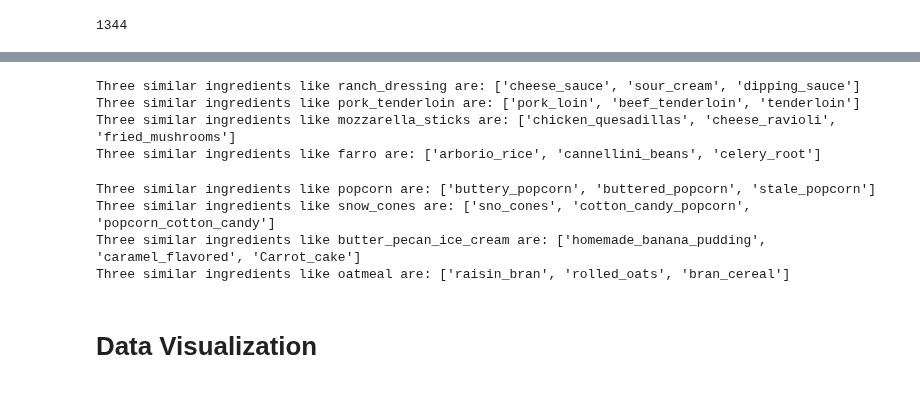
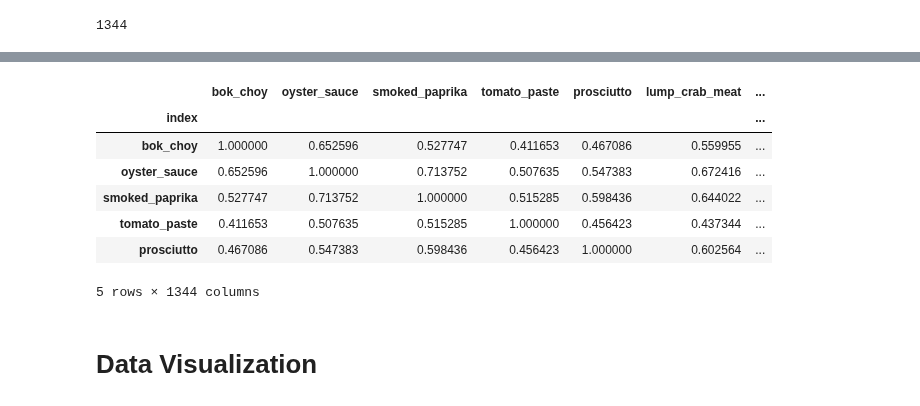
Before and after one commit to eunchanity/davids_repo, a Jupyter notebook: projects/project4_chopped/notebooks/project4_chopped.ipynb, the cells around one changed output, grey strips where cells are left out. Saved outputs shown, nothing was run; the diff lists cells and outputs as text; code cells hidden in the pictures.

```diff
--- a/projects/project4_chopped/notebooks/project4_chopped.ipynb
+++ b/projects/project4_chopped/notebooks/project4_chopped.ipynb
@@ -402,20 +365,0 @@ Three similar ingredients like banana_peppers are: ['green_peppers', 'cherry_pep
-# %%
-#entree example recommendations per random ingredient
-ent_sample = [
-    'ranch_dressing', 'pork_tenderloin', 'mozzarella_sticks', 'farro'
-]
-recommender(ent_sample)
-# %% [output]
-Three similar ingredients like ranch_dressing are: ['cheese_sauce', 'sour_cream', 'dipping_sauce']
-Three similar ingredients like pork_tenderloin are: ['pork_loin', 'beef_tenderloin', 'tenderloin']
-Three similar ingredients like mozzarella_sticks are: ['chicken_quesadillas', 'cheese_ravioli', 'fried_mushrooms']
-Three similar ingredients like farro are: ['arborio_rice', 'cannellini_beans', 'celery_root']
-# %%
-#dessert example recommendations per random ingredient
-des_sample = ['popcorn', 'snow_cones', 'butter_pecan_ice_cream', 'oatmeal']
-recommender(des_sample)
-# %% [output]
-Three similar ingredients like popcorn are: ['buttery_popcorn', 'buttered_popcorn', 'stale_popcorn']
-Three similar ingredients like snow_cones are: ['sno_cones', 'cotton_candy_popcorn', 'popcorn_cotton_candy']
-Three similar ingredients like butter_pecan_ice_cream are: ['homemade_banana_pudding', 'caramel_flavored', 'Carrot_cake']
-Three similar ingredients like oatmeal are: ['raisin_bran', 'rolled_oats', 'bran_cereal']
@@ -421,0 +368,20 @@ Three similar ingredients like oatmeal are: ['raisin_bran', 'rolled_oats', 'bran
+# %%
+#adding ingredient names to matrix
+all_matrix.insert(0, "index", all_list)
+all_matrix.set_index('index', inplace=True)
+# %%
+#cosine similarity scores for each unique ingredient
+cos_similarity = pd.DataFrame(cosine_similarity(all_matrix), columns = all_list)
+cos_similarity.insert(0, "index", all_list)
+cos_similarity.set_index('index', inplace=True)
+# %%
+cos_similarity.head()
+# %% [output]
+|  | bok_choy | oyster_sauce | smoked_paprika | tomato_paste | prosciutto | lump_crab_meat | ... |
+| index |  |  |  |  |  |  | ... |
+| bok_choy | 1.000000 | 0.652596 | 0.527747 | 0.411653 | 0.467086 | 0.559955 | ... |
+| oyster_sauce | 0.652596 | 1.000000 | 0.713752 | 0.507635 | 0.547383 | 0.672416 | ... |
+| smoked_paprika | 0.527747 | 0.713752 | 1.000000 | 0.515285 | 0.598436 | 0.644022 | ... |
+| tomato_paste | 0.411653 | 0.507635 | 0.515285 | 1.000000 | 0.456423 | 0.437344 | ... |
+| prosciutto | 0.467086 | 0.547383 | 0.598436 | 0.456423 | 1.000000 | 0.602564 | ... |
+5 rows × 1344 columns
```
Also changed, not shown: parts of 9 cells of this notebook, 9 other files.
